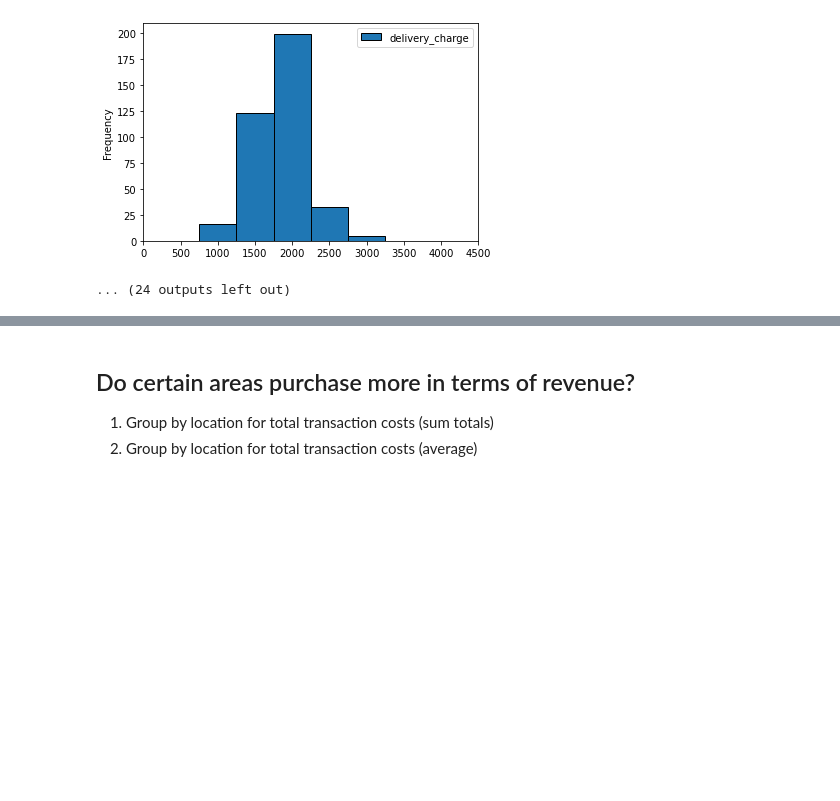
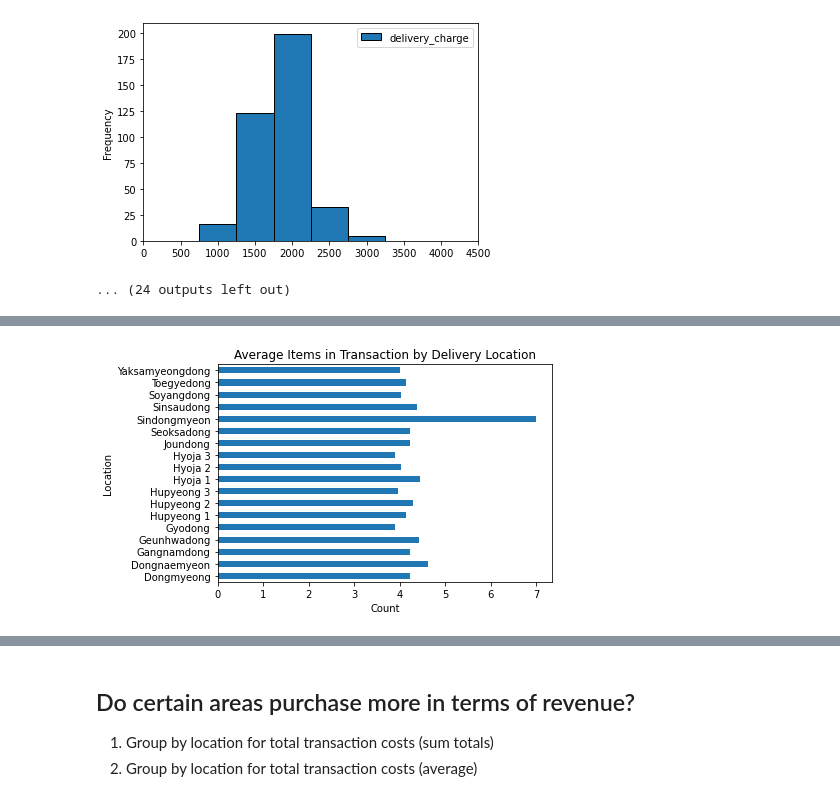
Before and after one commit to JacobPaxton/bakery-sales, a Jupyter notebook: explore.ipynb, the cells around one changed output, grey strips where cells are left out. Cells and saved outputs as stored; diff of their text form; code cells hidden in the pictures; blank space fills up the shorter version.

```diff
--- a/explore.ipynb
+++ b/explore.ipynb
@@ -464,7 +476,18 @@ Far from bakery:
 ## Do certain areas purchase more items on average?
 1. Sum total item counts by transaction in new column
 2. Group by location for total item counts (average)
+# %%
+# 1.
+# use individual transaction dataframe to sum row-wise in 'total_items' column
+item_columns = sales[sales.columns[3:-4]]
+sales['total_items'] = item_columns.sum(axis=1)
 # %%
-# 1.
-# use individual transaction dataframe to sum row-wise in 'total_items' column
+# 2.
 # group by location on 'total_items' column (average)
+sales.groupby('place').total_items.mean().plot.barh()
+plt.title('Average Items in Transaction by Delivery Location')
+plt.ylabel('Location')
+plt.xlabel('Count')
+plt.show()
+# %% [output]
+[figure, added]
```
Also changed, not shown: parts of 37 cells of this notebook.
